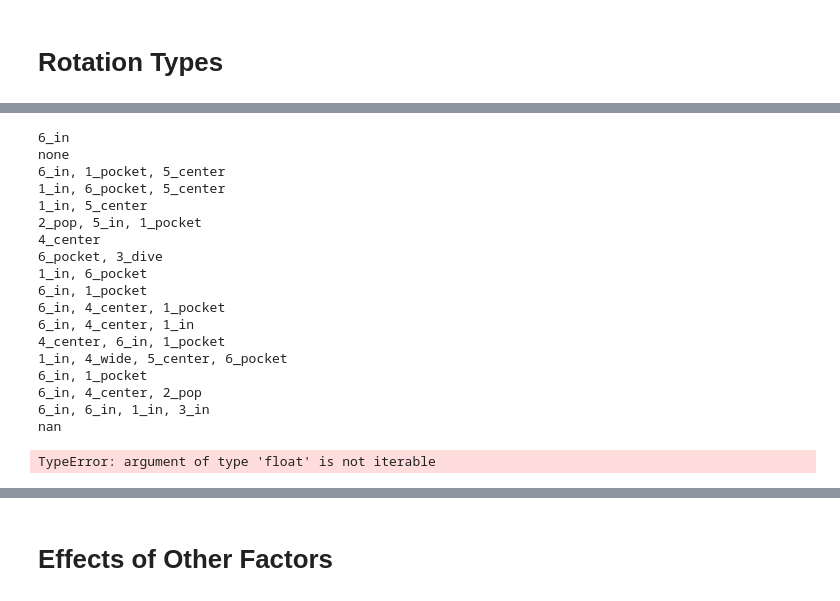
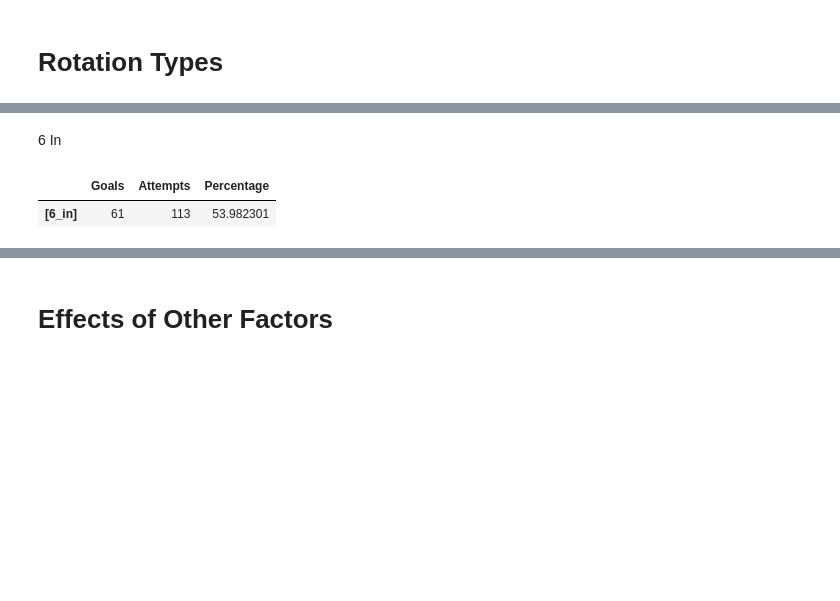
Before and after one commit to kevinshen1101/Water-Polo-Analytics, a Jupyter notebook: final_report/final_analysis.ipynb, the cells around one changed output, grey strips where cells are left out. Drawn from its saved outputs; the diff is of its cells as text; code cells hidden in the pictures; blank space fills up the shorter version.

```diff
--- a/final_report/final_analysis.ipynb
+++ b/final_report/final_analysis.ipynb
@@ -307,22 +336,7 @@ def rotations(df, rotation_filter):
+# %% [markdown]
+6 In
 # %%
-rotations(df, {'6_in':1})
+rotations(df, ['6_in'])
 # %% [output]
-6_in
-none
-6_in, 1_pocket, 5_center
-1_in, 6_pocket, 5_center
-1_in, 5_center
-2_pop, 5_in, 1_pocket
-4_center
-6_pocket, 3_dive
-1_in, 6_pocket
-6_in, 1_pocket
-6_in, 4_center, 1_pocket
-6_in, 4_center, 1_in
-4_center, 6_in, 1_pocket
-1_in, 4_wide, 5_center, 6_pocket
-6_in, 1_pocket
-6_in, 4_center, 2_pop
-6_in, 6_in, 1_in, 3_in
-nan
-TypeError: argument of type 'float' is not iterable
+|  | Goals | Attempts | Percentage |
+| [6_in] | 61 | 113 | 53.982301 |
```
Also changed, not shown: parts of 51 cells of this notebook, 3 other files.
